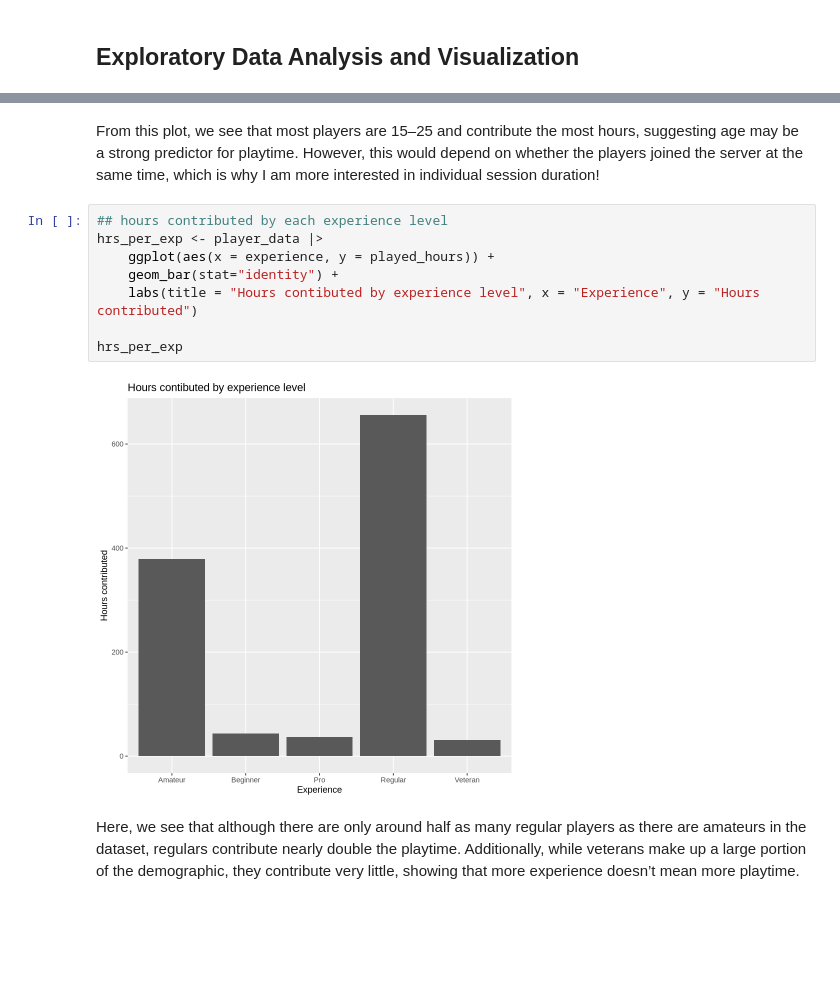
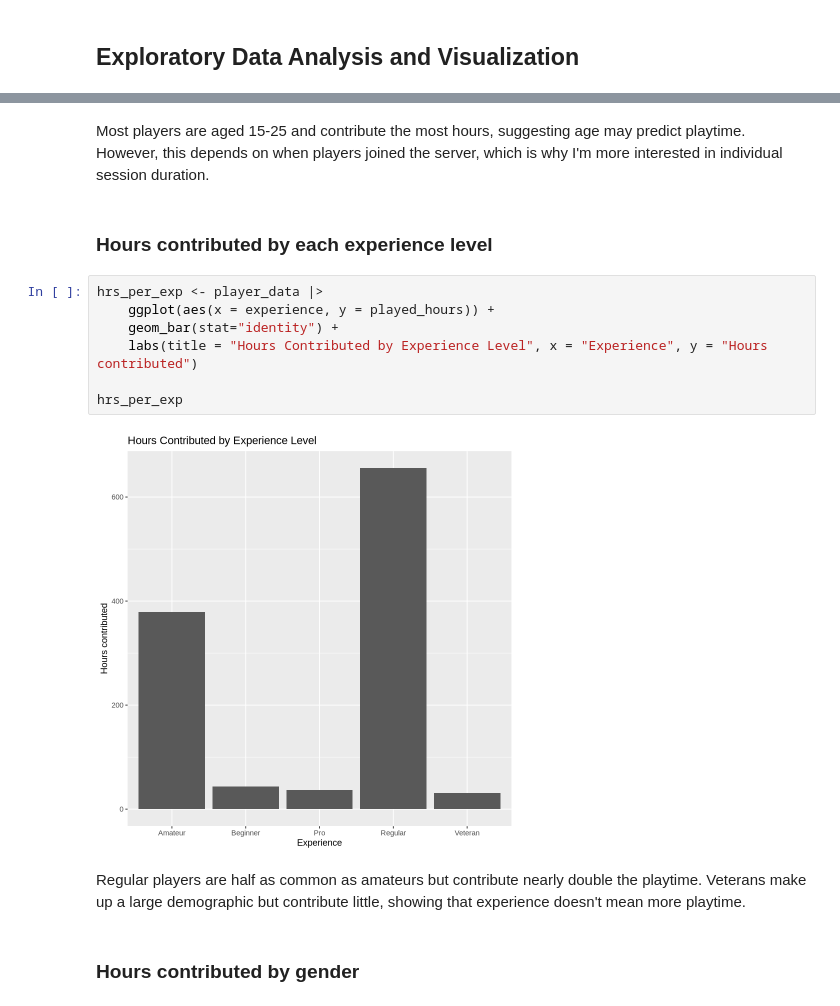
Before and after one commit to jjessicatsai/Individual-Planning-Report, a Jupyter notebook: minecraft.ipynb, the cells around one changed output, grey strips where cells are left out. Saved outputs shown, nothing was run; the diff lists cells and outputs as text; blank space fills up the shorter version.

```diff
--- a/minecraft.ipynb
+++ b/minecraft.ipynb
@@ -319,17 +324,20 @@ Warning message:
 (`geom_point()`).”
 [figure]
 # %% [markdown]
-From this plot, we see that most players are 15–25 and contribute the most hours, suggesting age may be a strong predictor for playtime. However, this would depend on whether the players joined the server at the same time, which is why I am more interested in individual session duration!
+Most players are aged 15-25 and contribute the most hours, suggesting age may predict playtime. However, this depends on when players joined the server, which is why I'm more interested in individual session duration.
+# %% [markdown]
+### Hours contributed by each experience level
 # %%
-## hours contributed by each experience level
 hrs_per_exp <- player_data |>
     ggplot(aes(x = experience, y = played_hours)) +
     geom_bar(stat="identity") +
-    labs(title = "Hours contibuted by experience level", x = "Experience", y = "Hours contributed")
+    labs(title = "Hours Contributed by Experience Level", x = "Experience", y = "Hours contributed")
 
 hrs_per_exp
 # %% [output]
-[figure, old version]
+[figure, new version]
 # %% [markdown]
-Here, we see that although there are only around half as many regular players as there are amateurs in the dataset, regulars contribute nearly double the playtime. Additionally, while veterans make up a large portion of the demographic, they contribute very little, showing that more experience doesn’t mean more playtime.
+Regular players are half as common as amateurs but contribute nearly double the playtime. Veterans make up a large demographic but contribute little, showing that experience doesn't mean more playtime.
+# %% [markdown]
+### Hours contributed by gender
 # %%
```
Also changed, not shown: parts of 24 cells of this notebook.
